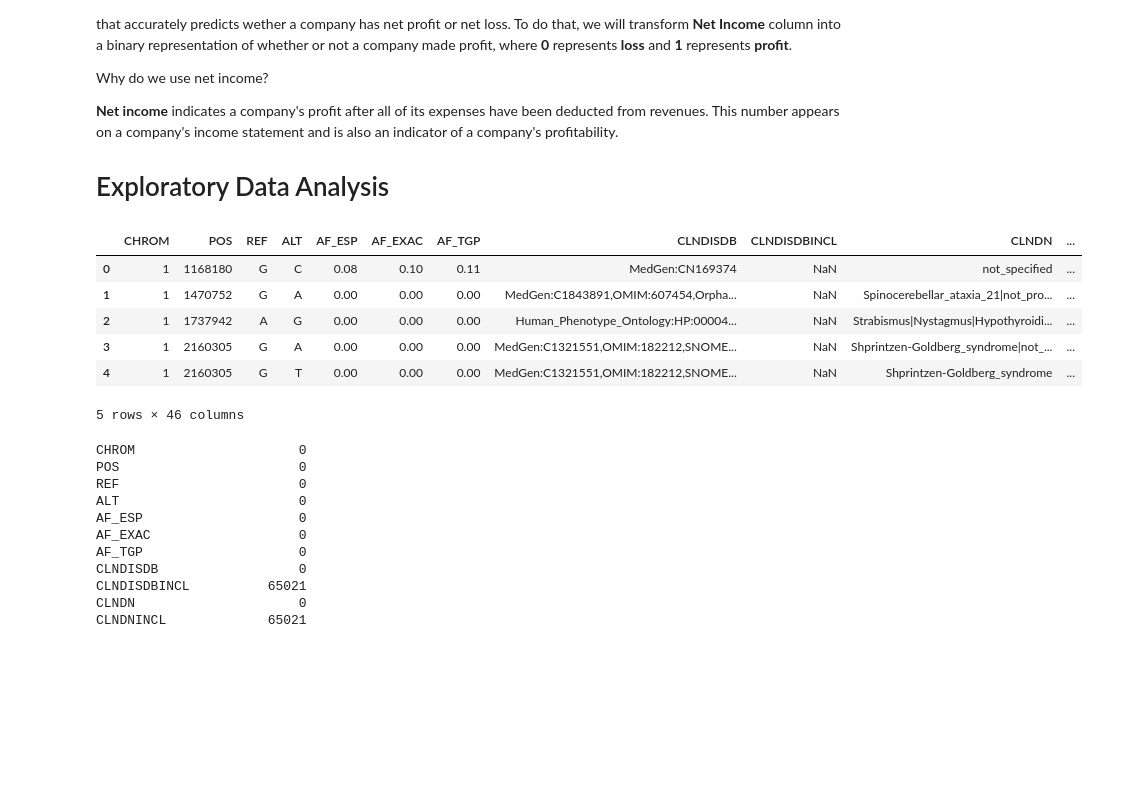
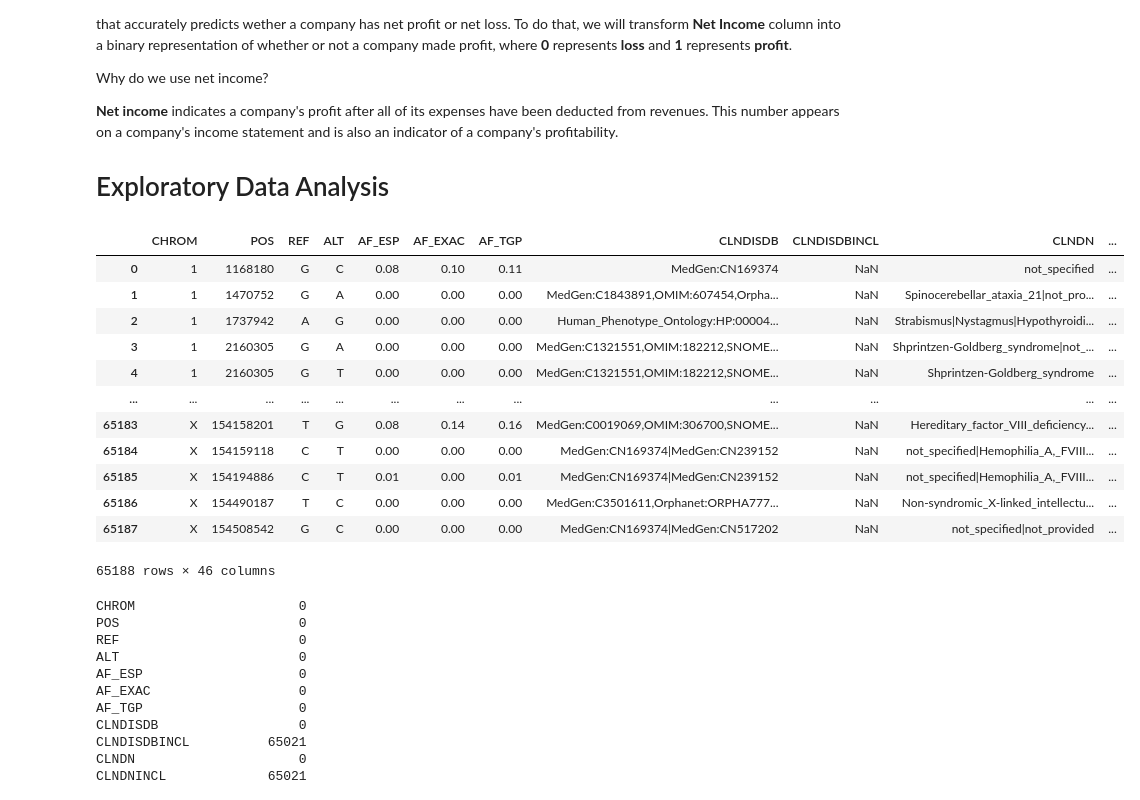
Before and after one commit to moqa19/IBM-Machine-Learning, a Jupyter notebook: ML 4.ipynb, the cells around one changed output. Saved outputs shown, nothing was run; the diff lists cells and outputs as text; code cells hidden in the pictures; blank space fills up the shorter version.

```diff
--- a/ML 4.ipynb
+++ b/ML 4.ipynb
@@ -30,15 +30,21 @@ warnings.filterwarnings('ignore', module='sklearn')
 pd.options.display.float_format = '{:.2f}'.format
 # %%
 data = pd.read_csv('/Users/qasimk/Downloads/ML/data/clinvar_conflicting.csv')
-data.head()
+data
 # %% [output]
 |  | CHROM | POS | REF | ALT | AF_ESP | AF_EXAC | AF_TGP | CLNDISDB | CLNDISDBINCL | CLNDN | ... |
 | 0 | 1 | 1168180 | G | C | 0.08 | 0.10 | 0.11 | MedGen:CN169374 | NaN | not_specified | ... |
 | 1 | 1 | 1470752 | G | A | 0.00 | 0.00 | 0.00 | MedGen:C1843891,OMIM:607454,Orpha... | NaN | Spinocerebellar_ataxia_21|not_pro... | ... |
 | 2 | 1 | 1737942 | A | G | 0.00 | 0.00 | 0.00 | Human_Phenotype_Ontology:HP:00004... | NaN | Strabismus|Nystagmus|Hypothyroidi... | ... |
 | 3 | 1 | 2160305 | G | A | 0.00 | 0.00 | 0.00 | MedGen:C1321551,OMIM:182212,SNOME... | NaN | Shprintzen-Goldberg_syndrome|not_... | ... |
 | 4 | 1 | 2160305 | G | T | 0.00 | 0.00 | 0.00 | MedGen:C1321551,OMIM:182212,SNOME... | NaN | Shprintzen-Goldberg_syndrome | ... |
+| ... | ... | ... | ... | ... | ... | ... | ... | ... | ... | ... | ... |
+| 65183 | X | 154158201 | T | G | 0.08 | 0.14 | 0.16 | MedGen:C0019069,OMIM:306700,SNOME... | NaN | Hereditary_factor_VIII_deficiency... | ... |
+| 65184 | X | 154159118 | C | T | 0.00 | 0.00 | 0.00 | MedGen:CN169374|MedGen:CN239152 | NaN | not_specified|Hemophilia_A,_FVIII... | ... |
+| 65185 | X | 154194886 | C | T | 0.01 | 0.00 | 0.01 | MedGen:CN169374|MedGen:CN239152 | NaN | not_specified|Hemophilia_A,_FVIII... | ... |
+| 65186 | X | 154490187 | T | C | 0.00 | 0.00 | 0.00 | MedGen:C3501611,Orphanet:ORPHA777... | NaN | Non-syndromic_X-linked_intellectu... | ... |
+| 65187 | X | 154508542 | G | C | 0.00 | 0.00 | 0.00 | MedGen:CN169374|MedGen:CN517202 | NaN | not_specified|not_provided | ... |
-5 rows × 46 columns
+65188 rows × 46 columns
 # %%
 data.isnull().sum()
 # %% [output]
```
Also changed, not shown: parts of 21 cells of this notebook, 1 other file.
